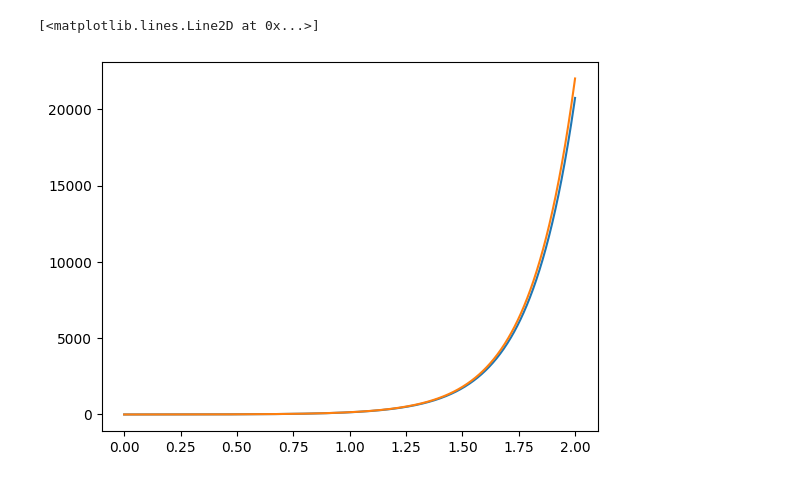
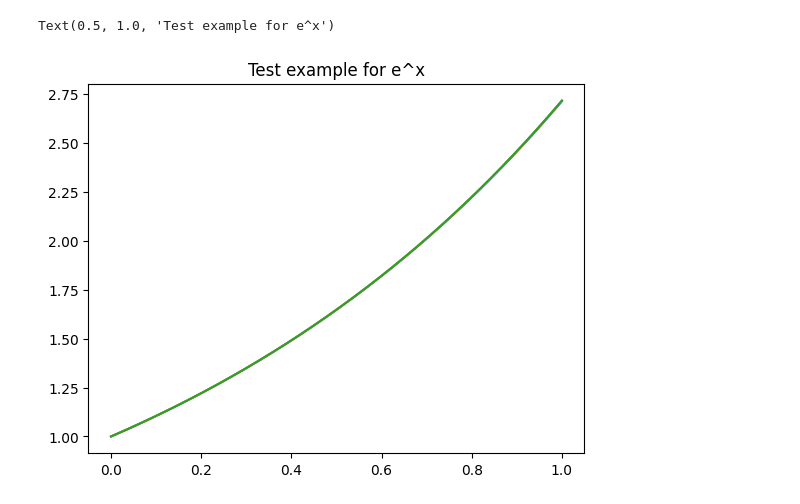
Before and after one commit to eser-chr/Numerical_Computation, a Jupyter notebook: 11.3.ipynb, the cells around one changed output. Cells and saved outputs as stored; diff of their text form; code cells hidden in the pictures.

Commit message:
fix bugs/plots

```diff
--- a/11.3.ipynb
+++ b/11.3.ipynb
@@ -7,13 +6,15 @@ from numba import njit
 # %%
+def c(t, const):
+   return const
 
-def f(t:float, y:float, c:float)->float:
-    return c*y
+def f(t:float, y:float, c:Callable, g:Callable)->float:
+    return c(t)*y + g(t)
 
-def df(t:float, y:float, c:float)->float:
-  return c
+def df(t:float, y:float, c:Callable, g:Callable)->float: # d in terms of y
+  return c(t)
 # %%
 
-def explicit_euler(a:float, b:float, N:int, f:Callable[[float, float], float], y0:float)->np.ndarray:
+def explicit_euler(a:float, b:float, N:int, f:Callable, y0:float)->np.ndarray:
     h = (b-a)/N
     t = a
     sol = np.zeros(N)
@@ -50,7 +49,23 @@ sol=explicit_euler(0,2,1000,lambda t,x:test_func(t,x,5),1)
+# %%
+def c_explicit(t):
+    return c(t,1)
+
+def g(t):
+    return 0
+
+
+sol=explicit_euler(0,1,1000,lambda t,x:f(t,x,c_explicit, g),1)
+
+sol2=implicit_euler(0,1,1000,
+                    lambda t,x:f(t,x,c_explicit, g),
+                    lambda t,x:df(t,x,c_explicit, g),
+                    1)
 # %%
-x = np.linspace(0,2,1000)
+x = np.linspace(0,1,1000)
 plt.plot(x, sol)
-plt.plot(x, np.exp(5*x))
+plt.plot(x, sol2)
+plt.plot(x, np.exp(x))
+plt.title("Test example for e^x")
 # %% [output]
-[<matplotlib.lines.Line2D at 0x...>]
+Text(0.5, 1.0, 'Test example for e^x')
-[figure, old version]
+[figure, new version]
```
Also changed, not shown: parts of 8 cells of this notebook, 3 other files.
